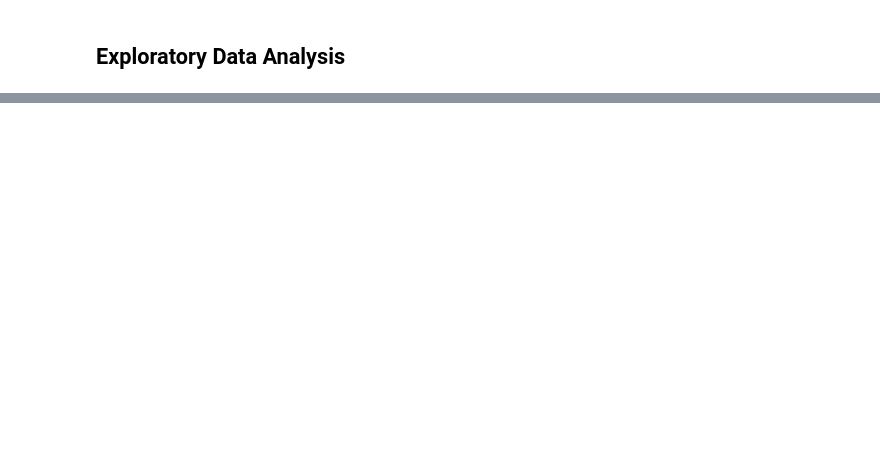
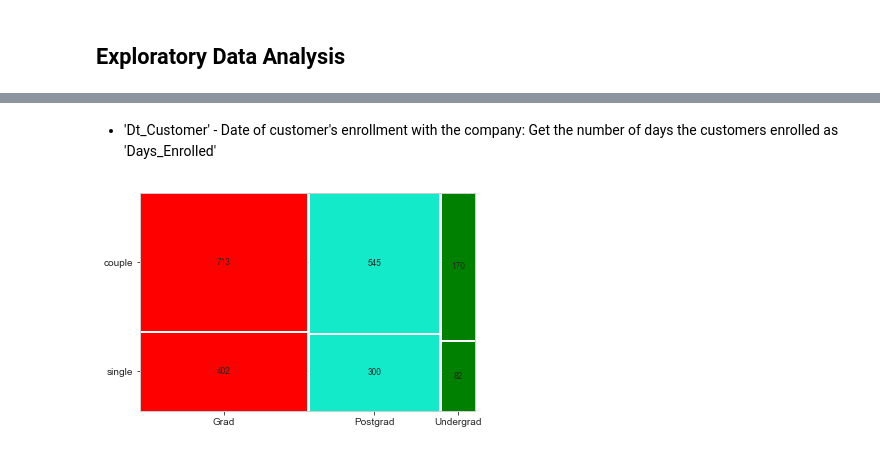
Before and after one commit to livia360/Capstone_project, a Jupyter notebook: 02_Exploratory_Data_Analysis.ipynb, the cells around one changed output, grey strips where cells are left out. Saved outputs shown, nothing was run; the diff lists cells and outputs as text; code cells hidden in the pictures; blank space fills up the shorter version.

```diff
--- a/02_Exploratory_Data_Analysis.ipynb
+++ b/02_Exploratory_Data_Analysis.ipynb
@@ -504,0 +78,14 @@ but now we are predicting 68%!
+# %% [markdown]
+ - 'Dt_Customer' - Date of customer's enrollment with the company: Get the number of days the customers enrolled as 'Days_Enrolled'
+# %%
+# use pd.to_datetime() to parse the values in the column 'Dt_Customer
+df['Dt_Customer']= pd.to_datetime(df.Dt_Customer)
+
+# use datetime.today() to get number of days the customers enrolled
+df['Days_Enrolled'] = datetime.today() - df.Dt_Customer
+
+df['Month'] = df['Dt_Customer'].dt.month
+df['Quarter1'] = df['Month'].map(lambda x: x in [1,2,3]).astype('int32')
+df['Quarter2'] = df['Month'].map(lambda x: x in [4,5.6]).astype('int32')
+df['Quarter3'] = df['Month'].map(lambda x: x in [7,8,9]).astype('int32')
+df['Quarter4'] = df['Month'].map(lambda x: x in [10,11,12]).astype('int32')
@@ -504,0 +94,19 @@ but now we are predicting 68%!
+# %%
+# Mosaic Plot. It contains four parameters (data,featuresToBeCompare,labelizer, properties)
+from statsmodels.graphics.mosaicplot import mosaic
+from itertools import product
+
+props={}
+props[('Grad','couple')]={'facecolor':'red', 'edgecolor':'white'}
+props[('Grad','single')]={'facecolor':'red', 'edgecolor':'white'}
+
+props[('Postgrad','couple')]={'facecolor':'xkcd:aqua','edgecolor':'white'}
+props[('Postgrad','single')]={'facecolor':'xkcd:aqua','edgecolor':'white'}
+
+props[('Undergrad','couple')]={'facecolor':'green','edgecolor':'white'}
+props[('Undergrad','single')]={'facecolor':'green','edgecolor':'white'}
+
+labelizer=lambda k:{('Grad','couple'):713,('Grad','single'):402,('Postgrad','couple'):545,('Postgrad','single'):300, ('Undergrad','couple'):170, ('Undergrad','single'):82 }[k]
+_= mosaic(df,['Edu','Household'],labelizer=labelizer,properties=props)
+# %% [output]
+[figure, added]
```
Also changed, not shown: parts of 89 cells of this notebook.
